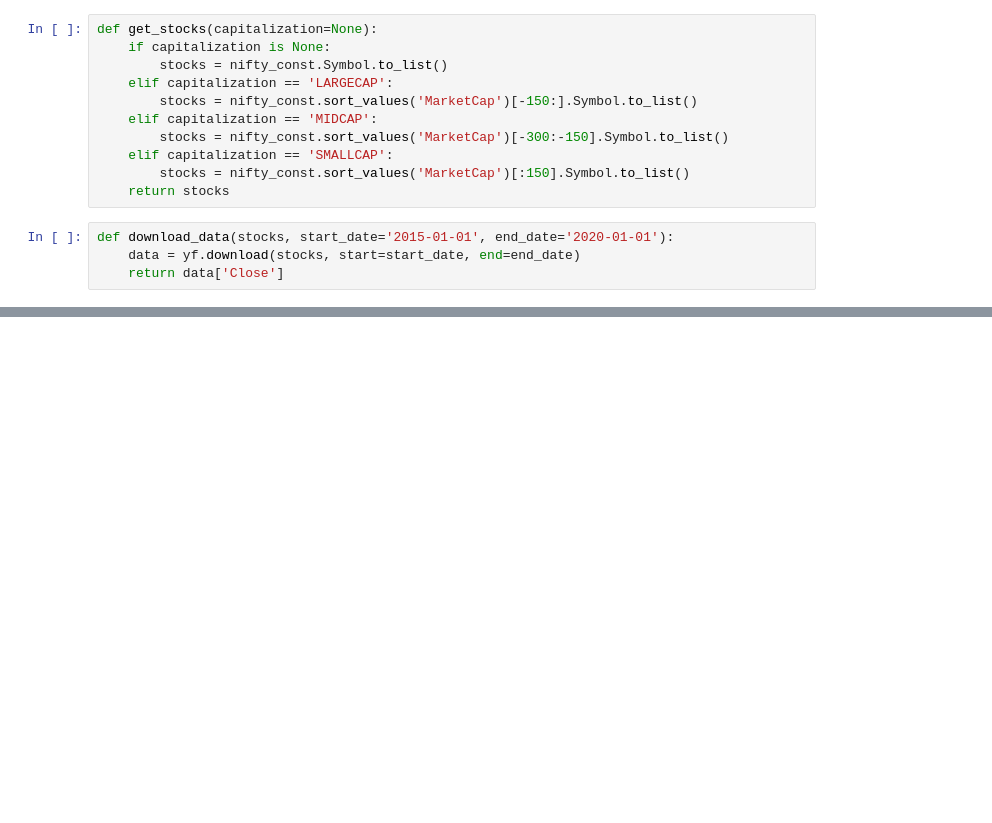
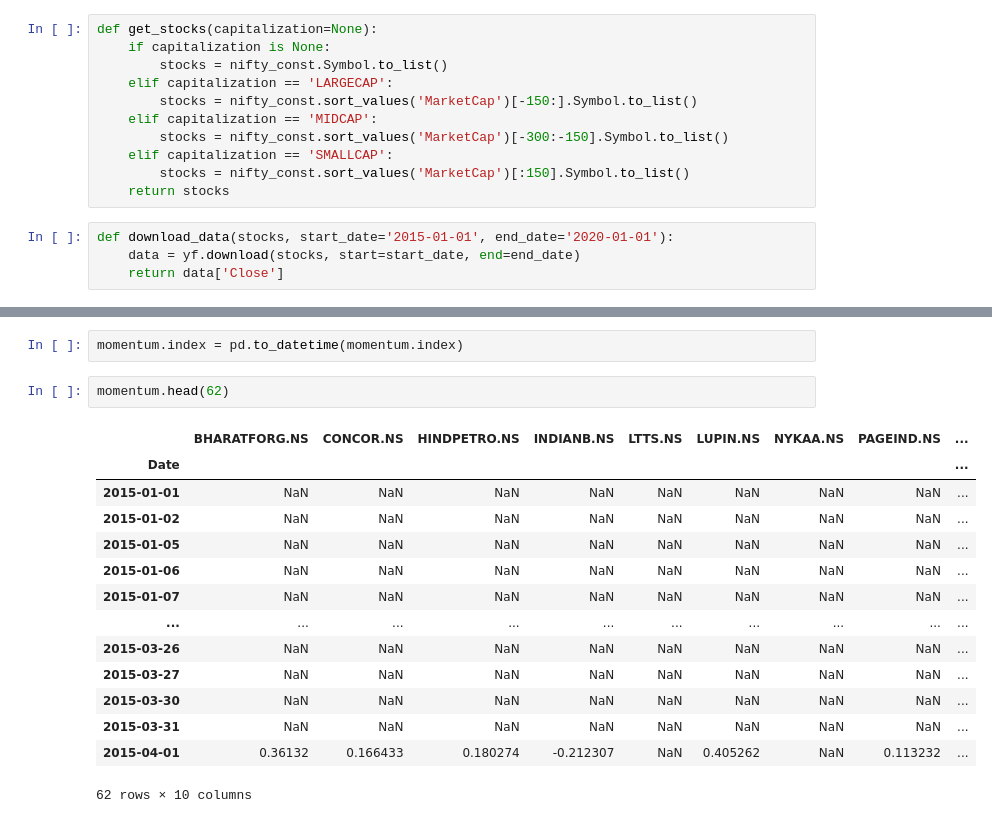
Before and after one commit to luvk1412/trading, a Jupyter notebook: momentum/main.ipynb, the cells around one changed output, grey strips where cells are left out. Drawn from its saved outputs; the diff is of its cells as text; blank space fills up the shorter version.

```diff
--- a/momentum/main.ipynb
+++ b/momentum/main.ipynb
@@ -78,0 +132,19 @@ data.pct_change(60).shift()
+# %%
+momentum.index = pd.to_datetime(momentum.index)
+# %%
+momentum.head(62)
+# %% [output]
+|  | BHARATFORG.NS | CONCOR.NS | HINDPETRO.NS | INDIANB.NS | LTTS.NS | LUPIN.NS | NYKAA.NS | PAGEIND.NS | ... |
+| Date |  |  |  |  |  |  |  |  | ... |
+| 2015-01-01 | NaN | NaN | NaN | NaN | NaN | NaN | NaN | NaN | ... |
+| 2015-01-02 | NaN | NaN | NaN | NaN | NaN | NaN | NaN | NaN | ... |
+| 2015-01-05 | NaN | NaN | NaN | NaN | NaN | NaN | NaN | NaN | ... |
+| 2015-01-06 | NaN | NaN | NaN | NaN | NaN | NaN | NaN | NaN | ... |
+| 2015-01-07 | NaN | NaN | NaN | NaN | NaN | NaN | NaN | NaN | ... |
+| ... | ... | ... | ... | ... | ... | ... | ... | ... | ... |
+| 2015-03-26 | NaN | NaN | NaN | NaN | NaN | NaN | NaN | NaN | ... |
+| 2015-03-27 | NaN | NaN | NaN | NaN | NaN | NaN | NaN | NaN | ... |
+| 2015-03-30 | NaN | NaN | NaN | NaN | NaN | NaN | NaN | NaN | ... |
+| 2015-03-31 | NaN | NaN | NaN | NaN | NaN | NaN | NaN | NaN | ... |
+| 2015-04-01 | 0.36132 | 0.166433 | 0.180274 | -0.212307 | NaN | 0.405262 | NaN | 0.113232 | ... |
+62 rows × 10 columns
```
Also changed, not shown: parts of 19 cells of this notebook.
